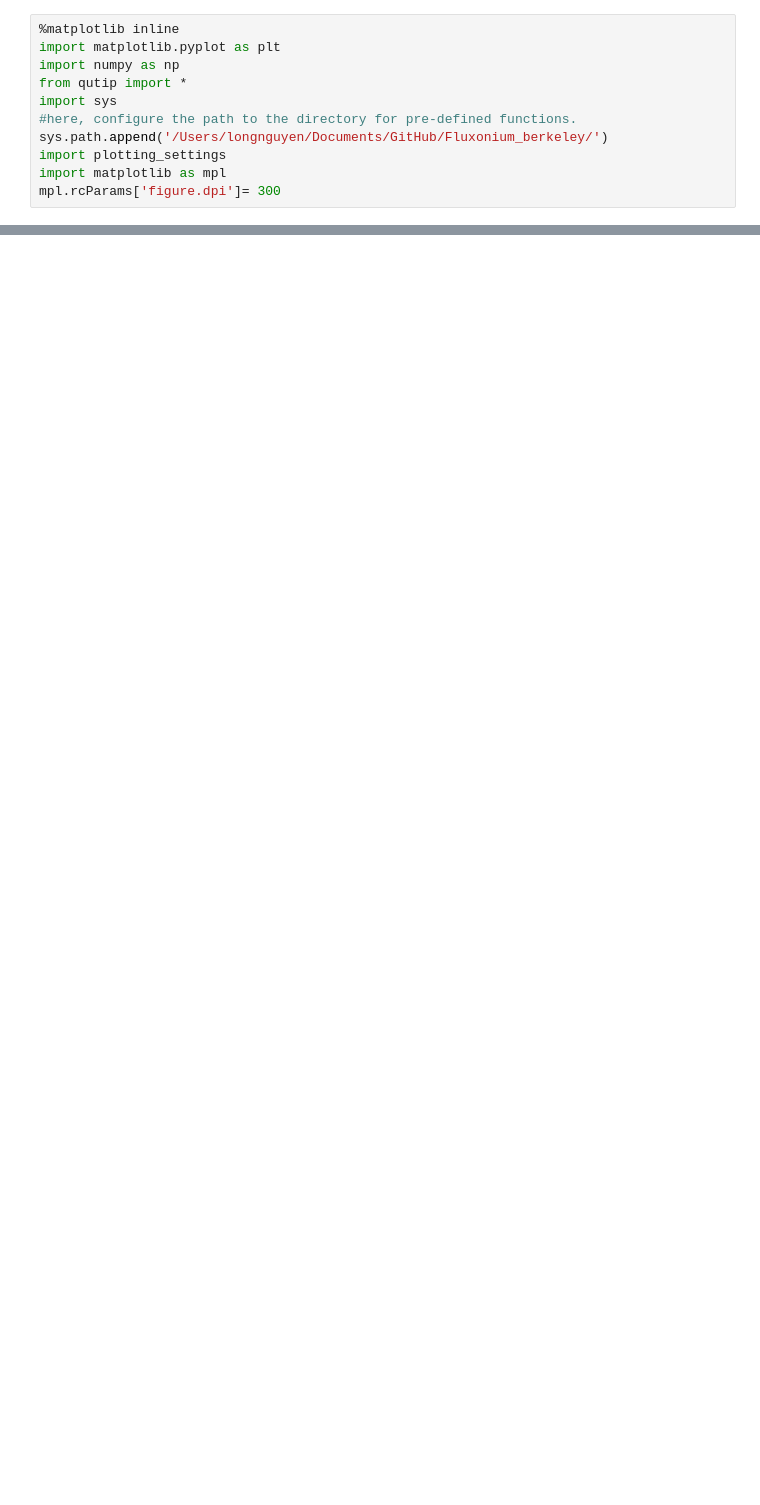
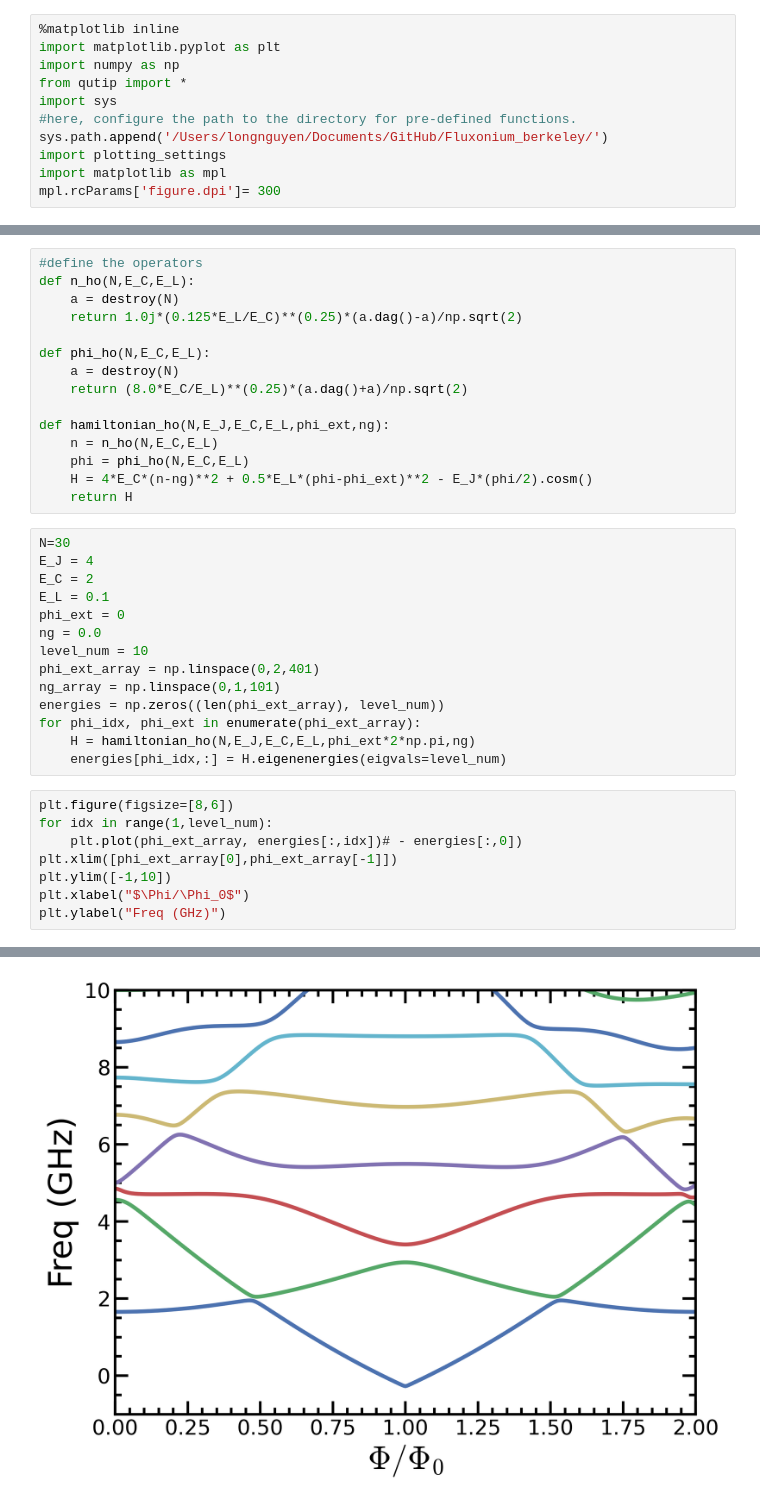
Before and after one commit to qnl/Fluxonium_berkeley, a Jupyter notebook: Notebooks/8. cos(0.5phi) qubit.ipynb, the cells around one changed output, grey strips where cells are left out. Saved outputs shown, nothing was run; the diff lists cells and outputs as text; blank space fills up the shorter version.

```diff
--- a/Notebooks/8. cos(0.5phi) qubit.ipynb
+++ b/Notebooks/8. cos(0.5phi) qubit.ipynb
@@ -11,0 +22,38 @@ mpl.rcParams['figure.dpi']= 300
+# %%
+#define the operators
+def n_ho(N,E_C,E_L):
+    a = destroy(N)
+    return 1.0j*(0.125*E_L/E_C)**(0.25)*(a.dag()-a)/np.sqrt(2)
+
+def phi_ho(N,E_C,E_L):
+    a = destroy(N)
+    return (8.0*E_C/E_L)**(0.25)*(a.dag()+a)/np.sqrt(2)
+
+def hamiltonian_ho(N,E_J,E_C,E_L,phi_ext,ng):
+    n = n_ho(N,E_C,E_L)
+    phi = phi_ho(N,E_C,E_L)
+    H = 4*E_C*(n-ng)**2 + 0.5*E_L*(phi-phi_ext)**2 - E_J*(phi/2).cosm()
+    return H
+# %%
+N=30
+E_J = 4
+E_C = 2
+E_L = 0.1
+phi_ext = 0
+ng = 0.0
+level_num = 10
+phi_ext_array = np.linspace(0,2,401)
+ng_array = np.linspace(0,1,101)
+energies = np.zeros((len(phi_ext_array), level_num))
+for phi_idx, phi_ext in enumerate(phi_ext_array):
+    H = hamiltonian_ho(N,E_J,E_C,E_L,phi_ext*2*np.pi,ng)
+    energies[phi_idx,:] = H.eigenenergies(eigvals=level_num)
+# %%
+plt.figure(figsize=[8,6])
+for idx in range(1,level_num):
+    plt.plot(phi_ext_array, energies[:,idx])# - energies[:,0])
+plt.xlim([phi_ext_array[0],phi_ext_array[-1]])
+plt.ylim([-1,10])
+plt.xlabel("$\Phi/\Phi_0$")
+plt.ylabel("Freq (GHz)")
+# %% [output]
@@ -11,0 +61 @@ mpl.rcParams['figure.dpi']= 300
+[figure, added]
```
Also changed, not shown: parts of 13 cells of this notebook, 17 other files.
